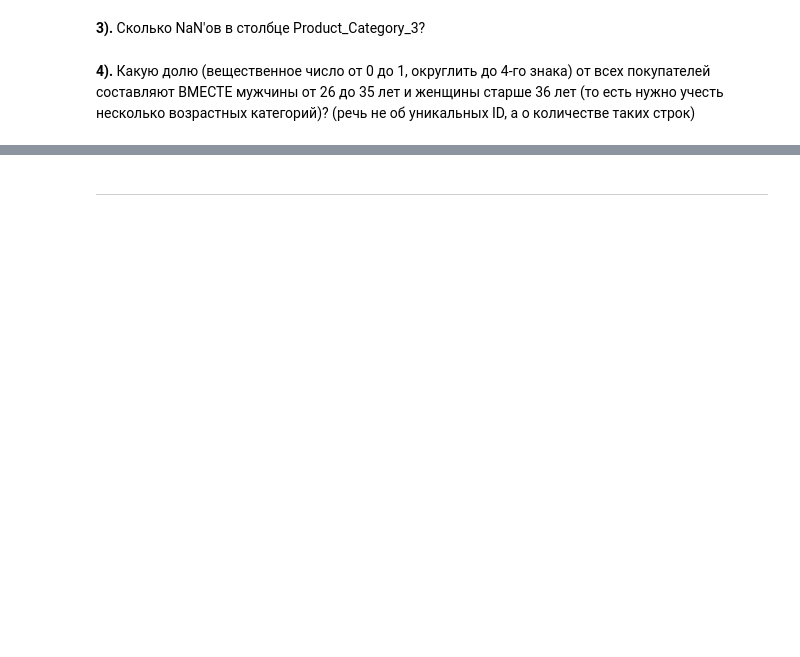
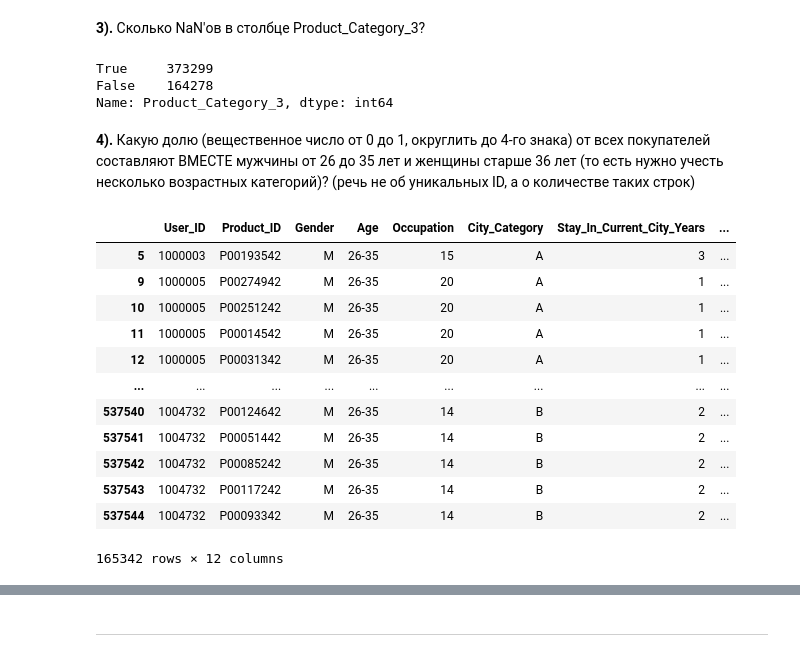
Before and after one commit to pzelenin92/DeepLearningSchool, a Jupyter notebook: 3_[homework]pandas.ipynb, the cells around one changed output, grey strips where cells are left out. Drawn from its saved outputs; the diff is of its cells as text; code cells hidden in the pictures; blank space fills up the shorter version.

```diff
--- a/3_[homework]pandas.ipynb
+++ b/3_[homework]pandas.ipynb
@@ -86,7 +125,29 @@ data.isna()
 **3).** Сколько NaN'ов в столбце Product_Category_3?
 # %%
 # Ваш код здесь
+data.Product_Category_3.isnull().value_counts()
+# %% [output]
+True     373299
+False    164278
+Name: Product_Category_3, dtype: int64
 # %% [markdown]
 **4).** Какую долю (вещественное число от 0 до 1, округлить до 4-го знака) от всех покупателей составляют ВМЕСТЕ мужчины от 26 до 35 лет и женщины старше 36 лет (то есть нужно учесть несколько возрастных категорий)? (речь не об уникальных ID, а о количестве таких строк)
 # %%
 # Ваш код здесь
+g=data.groupby(["Gender","Age"])
+# %%
+g.get_group(("M","26-35"))
+# %% [output]
+|  | User_ID | Product_ID | Gender | Age | Occupation | City_Category | Stay_In_Current_City_Years | ... |
+| 5 | 1000003 | P00193542 | M | 26-35 | 15 | A | 3 | ... |
+| 9 | 1000005 | P00274942 | M | 26-35 | 20 | A | 1 | ... |
+| 10 | 1000005 | P00251242 | M | 26-35 | 20 | A | 1 | ... |
+| 11 | 1000005 | P00014542 | M | 26-35 | 20 | A | 1 | ... |
+| 12 | 1000005 | P00031342 | M | 26-35 | 20 | A | 1 | ... |
+| ... | ... | ... | ... | ... | ... | ... | ... | ... |
+| 537540 | 1004732 | P00124642 | M | 26-35 | 14 | B | 2 | ... |
+| 537541 | 1004732 | P00051442 | M | 26-35 | 14 | B | 2 | ... |
+| 537542 | 1004732 | P00085242 | M | 26-35 | 14 | B | 2 | ... |
+| 537543 | 1004732 | P00117242 | M | 26-35 | 14 | B | 2 | ... |
+| 537544 | 1004732 | P00093342 | M | 26-35 | 14 | B | 2 | ... |
+165342 rows × 12 columns
```
Also changed, not shown: parts of 9 cells of this notebook.
